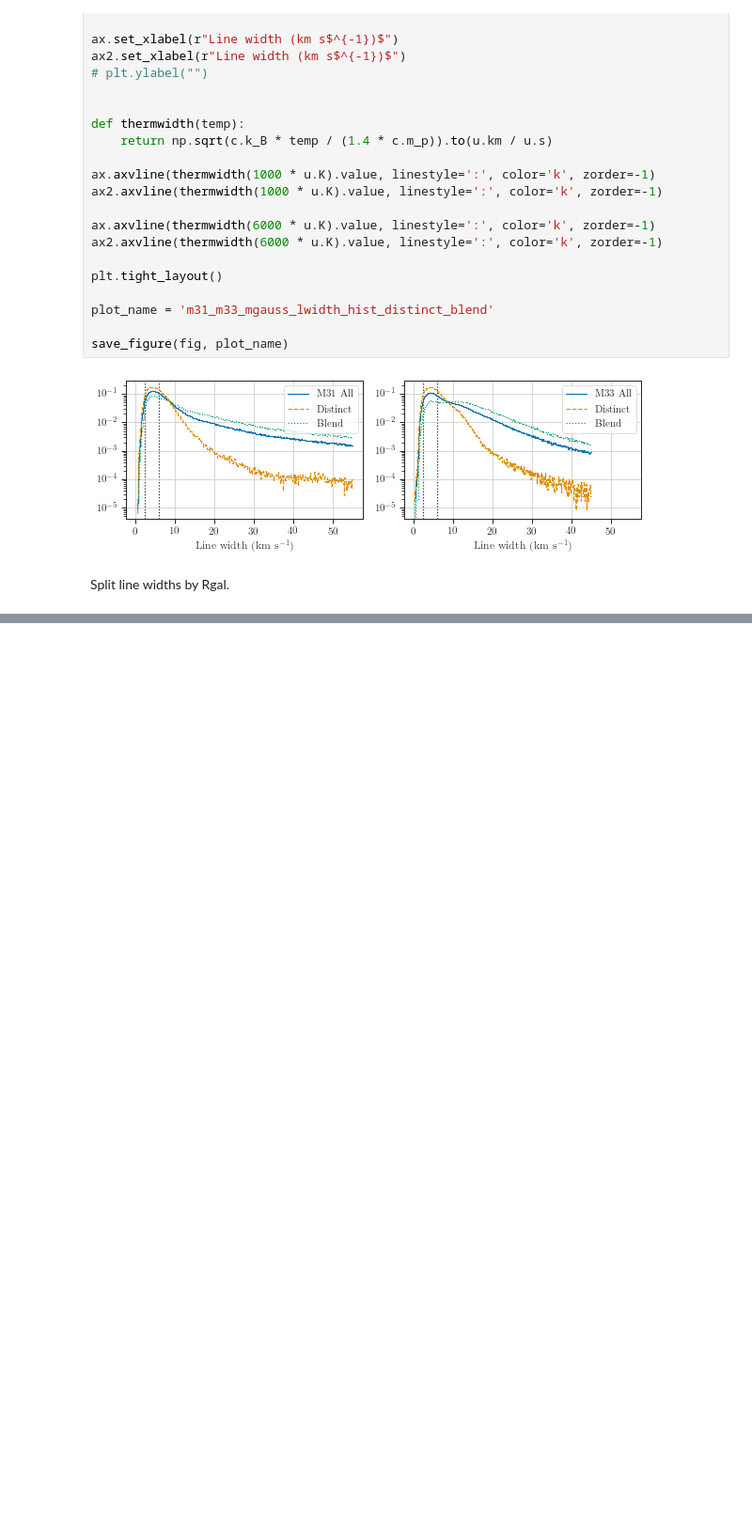
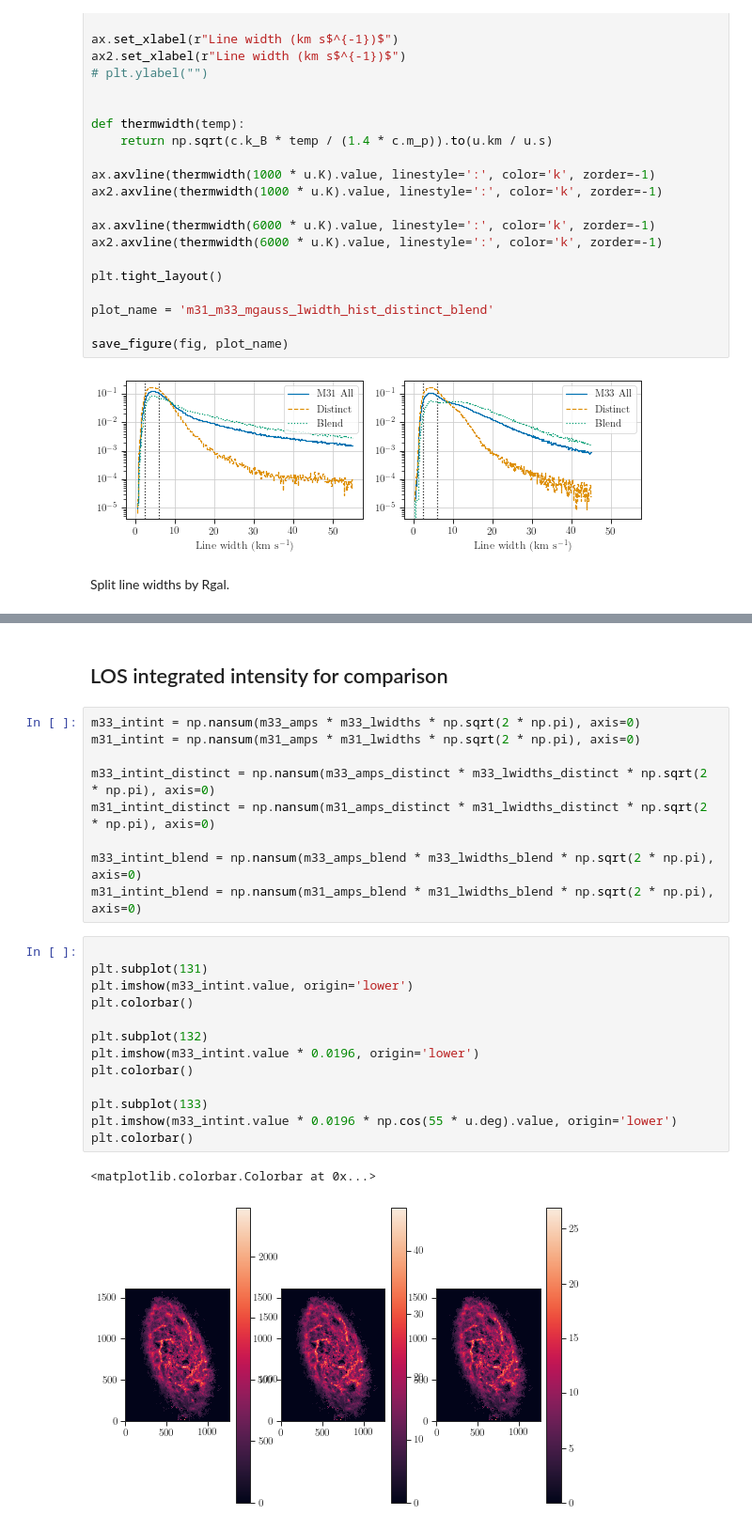
Before and after one commit to e-koch/HI-LineShapes, a Jupyter notebook: figures/figure_gaussian_components.ipynb, the cells around one changed output, grey strips where cells are left out. Shown at 94% size. Drawn from its saved outputs; the diff is of its cells as text; blank space fills up the shorter version.

```diff
--- a/figures/figure_gaussian_components.ipynb
+++ b/figures/figure_gaussian_components.ipynb
@@ -422,0 +1538,27 @@ plot_name = 'm31_m33_radialbins_mgauss_lwidth_hist_distinct_blend'
+# %% [markdown]
+## LOS integrated intensity for comparison
+# %%
+m33_intint = np.nansum(m33_amps * m33_lwidths * np.sqrt(2 * np.pi), axis=0)
+m31_intint = np.nansum(m31_amps * m31_lwidths * np.sqrt(2 * np.pi), axis=0)
+
+m33_intint_distinct = np.nansum(m33_amps_distinct * m33_lwidths_distinct * np.sqrt(2 * np.pi), axis=0)
+m31_intint_distinct = np.nansum(m31_amps_distinct * m31_lwidths_distinct * np.sqrt(2 * np.pi), axis=0)
+
+m33_intint_blend = np.nansum(m33_amps_blend * m33_lwidths_blend * np.sqrt(2 * np.pi), axis=0)
+m31_intint_blend = np.nansum(m31_amps_blend * m31_lwidths_blend * np.sqrt(2 * np.pi), axis=0)
+# %%
+
+plt.subplot(131)
+plt.imshow(m33_intint.value, origin='lower')
+plt.colorbar()
+
+plt.subplot(132)
+plt.imshow(m33_intint.value * 0.0196, origin='lower')
+plt.colorbar()
+
+plt.subplot(133)
+plt.imshow(m33_intint.value * 0.0196 * np.cos(55 * u.deg).value, origin='lower')
+plt.colorbar()
+# %% [output]
+<matplotlib.colorbar.Colorbar at 0x...>
+[figure, added]
```
Also changed, not shown: parts of 49 cells of this notebook, 3 other files.
